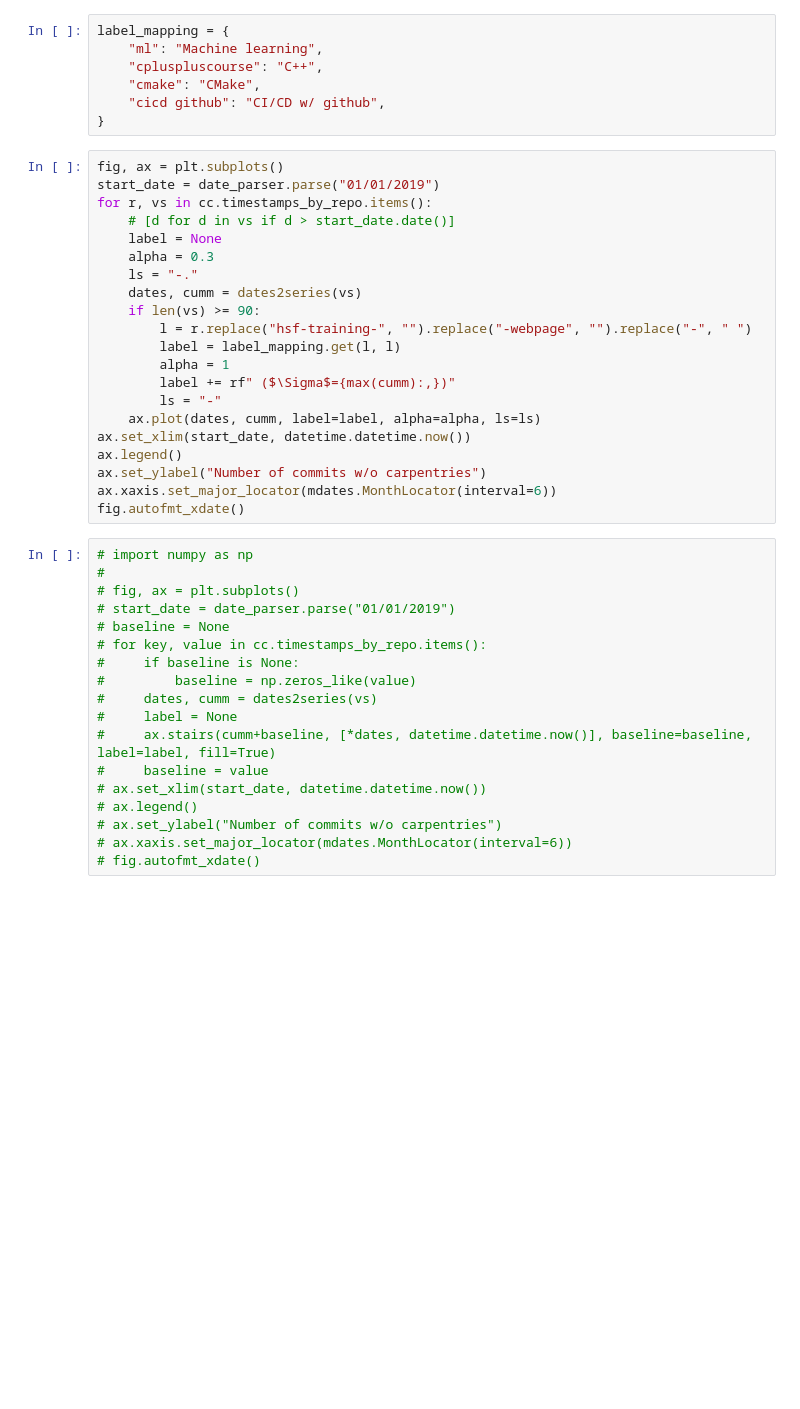
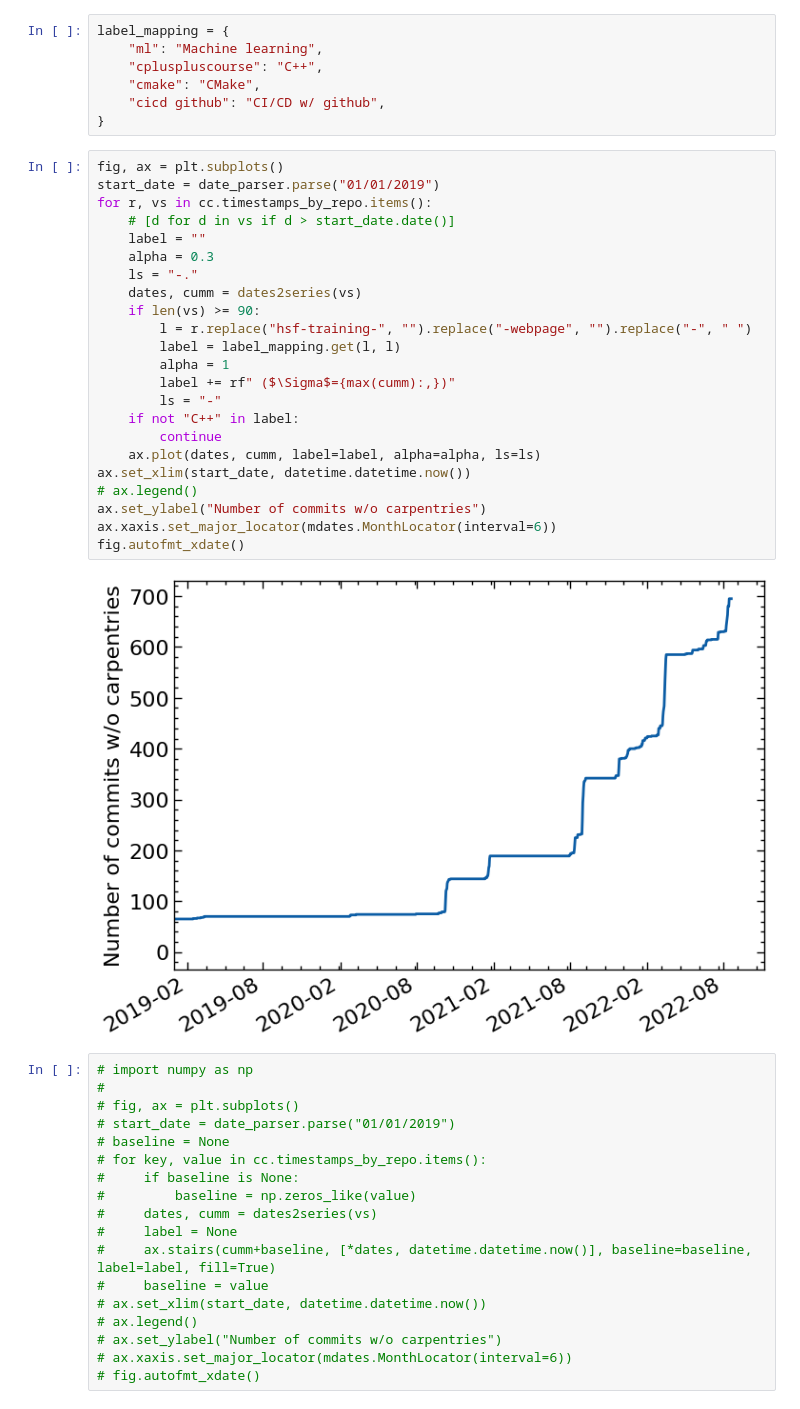
Before and after one commit to hsf-training/participation-analysis, a Jupyter notebook: notebooks/time_series_commits.ipynb, the cells around one changed output. Cells and saved outputs as stored; diff of their text form; blank space fills up the shorter version.

Commit message:
Separate plots for IRIS-HEP review

```diff
--- a/notebooks/time_series_commits.ipynb
+++ b/notebooks/time_series_commits.ipynb
@@ -116,24 +129,28 @@ label_mapping = {
 # %%
 fig, ax = plt.subplots()
 start_date = date_parser.parse("01/01/2019")
 for r, vs in cc.timestamps_by_repo.items():
     # [d for d in vs if d > start_date.date()]
-    label = None
+    label = ""
     alpha = 0.3
     ls = "-."
     dates, cumm = dates2series(vs)
     if len(vs) >= 90:
         l = r.replace("hsf-training-", "").replace("-webpage", "").replace("-", " ")
         label = label_mapping.get(l, l)
         alpha = 1
         label += rf" ($\Sigma$={max(cumm):,})"
         ls = "-"
+    if not "C++" in label:
+        continue
     ax.plot(dates, cumm, label=label, alpha=alpha, ls=ls)
 ax.set_xlim(start_date, datetime.datetime.now())
-ax.legend()
+# ax.legend()
 ax.set_ylabel("Number of commits w/o carpentries")
 ax.xaxis.set_major_locator(mdates.MonthLocator(interval=6))
 fig.autofmt_xdate()
+# %% [output]
+[figure, added]
 # %%
 # import numpy as np
 #
```
Also changed, not shown: parts of 4 cells of this notebook, 2 other files.
